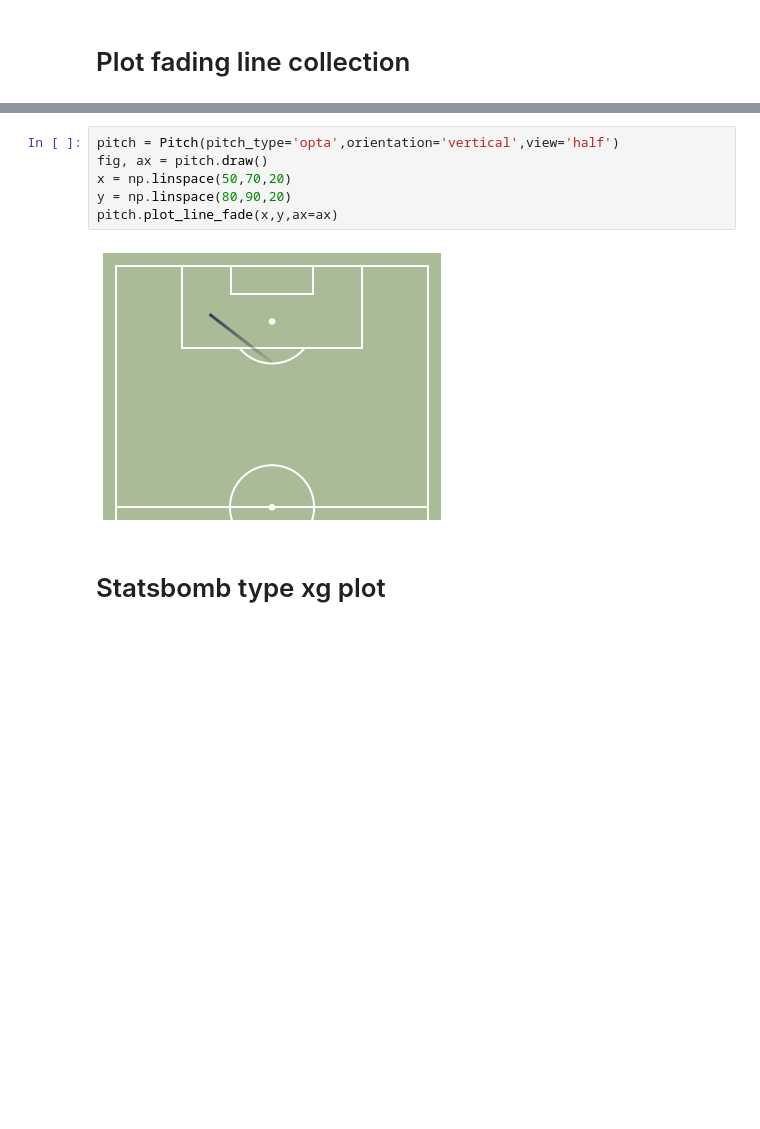
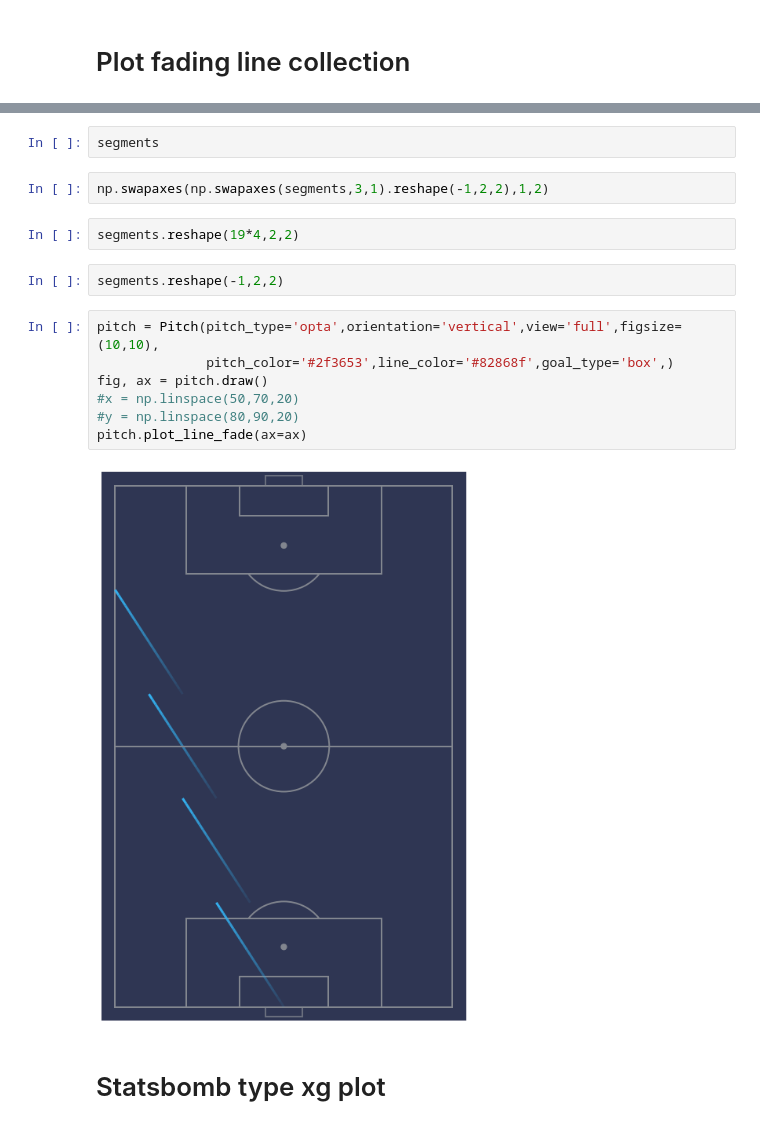
Before and after one commit to andrewRowlinson/mplsoccer, a Jupyter notebook: mplsoccer/demo.ipynb, the cells around one changed output, grey strips where cells are left out. Drawn from its saved outputs; the diff is of its cells as text; blank space fills up the shorter version.

Commit message:
faded line improvements

```diff
--- a/mplsoccer/demo.ipynb
+++ b/mplsoccer/demo.ipynb
@@ -8,11 +25,20 @@ import matplotlib.gridspec as gridspec
+# %%
+segments
+# %%
+np.swapaxes(np.swapaxes(segments,3,1).reshape(-1,2,2),1,2)
+# %%
+segments.reshape(19*4,2,2)
+# %%
+segments.reshape(-1,2,2)
 # %%
-pitch = Pitch(pitch_type='opta',orientation='vertical',view='half')
+pitch = Pitch(pitch_type='opta',orientation='vertical',view='full',figsize=(10,10),
+              pitch_color='#2f3653',line_color='#82868f',goal_type='box',)
 fig, ax = pitch.draw()
-x = np.linspace(50,70,20)
-y = np.linspace(80,90,20)
-pitch.plot_line_fade(x,y,ax=ax)
+#x = np.linspace(50,70,20)
+#y = np.linspace(80,90,20)
+pitch.plot_line_fade(ax=ax)
 # %% [output]
-[figure, old version]
+[figure, new version]
 # %% [markdown]
 # Statsbomb type xg plot
 # %%
```
Also changed, not shown: parts of 26 cells of this notebook, 1 other file.
